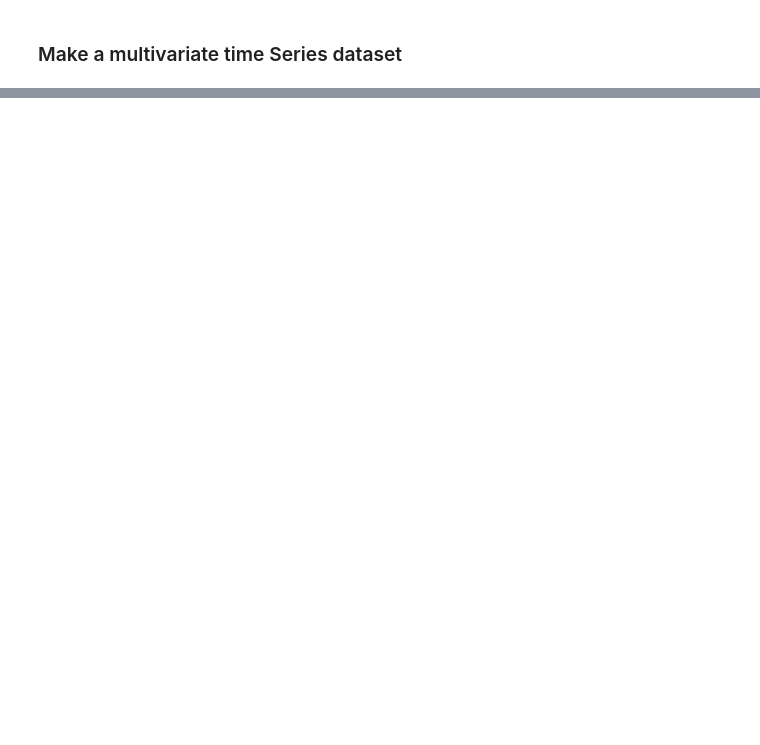
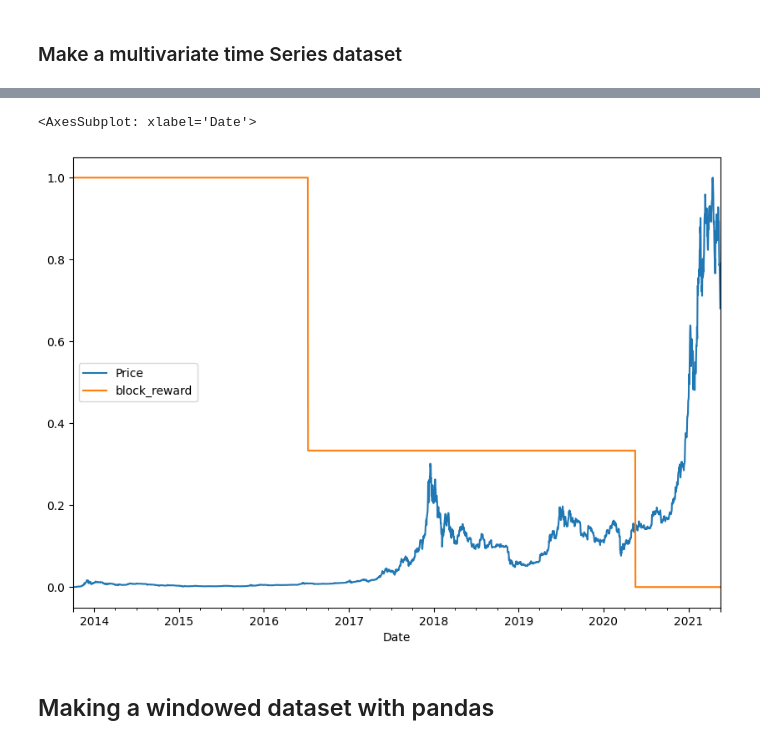
Before and after one commit to Meta-c/Time_series_forcasting, a Jupyter notebook: time_series_forcasting.ipynb, the cells around one changed output, grey strips where cells are left out. Cells and saved outputs as stored; diff of their text form; code cells hidden in the pictures; blank space fills up the shorter version.

```diff
--- a/time_series_forcasting.ipynb
+++ b/time_series_forcasting.ipynb
@@ -962,3 +961,10 @@ block_reward_4 = 6.25
 block_reward_2_datetime = np.datetime64("2012-11-28")
 block_reward_3_datetime = np.datetime64("2016-07-09")
 block_reward_4_datetime = np.datetime64("2020-05-18")
+# %%
+block_reward_2_days = (block_reward_3_datetime - bitcoin_prices.index[0]).days
+
+block_reward_3_days = (block_reward_4_datetime - bitcoin_prices.index[0]).days
+
+
+block_reward_2_days,block_reward_3_days
@@ -964,0 +973,10 @@ block_reward_4_datetime = np.datetime64("2020-05-18")
+# %%
+bitcoin_prices_block = bitcoin_prices.copy()
+
+bitcoin_prices_block["block_reward"] = None
+
+bitcoin_prices_block.iloc[:block_reward_2_days, -1] = block_reward_2
+
+bitcoin_prices_block.iloc[block_reward_2_days :block_reward_3_days, -1] = block_reward_3
+
+bitcoin_prices_block.iloc[block_reward_3_days:, -1] = block_reward_4
@@ -964,0 +993,13 @@ block_reward_4_datetime = np.datetime64("2020-05-18")
+# %%
+from sklearn.preprocessing import minmax_scale
+
+scaled_price_block_df = pd.DataFrame(minmax_scale(bitcoin_prices_block[["Price","block_reward"]]),
+columns=bitcoin_prices_block.columns,
+index=bitcoin_prices_block.index)
+
+scaled_price_block_df.plot(figsize=(10,7))
+# %% [output]
+<AxesSubplot: xlabel='Date'>
+[figure, added]
+# %% [markdown]
+## Making a windowed dataset with pandas
```
Also changed, not shown: parts of 23 cells of this notebook, 13 other files.
